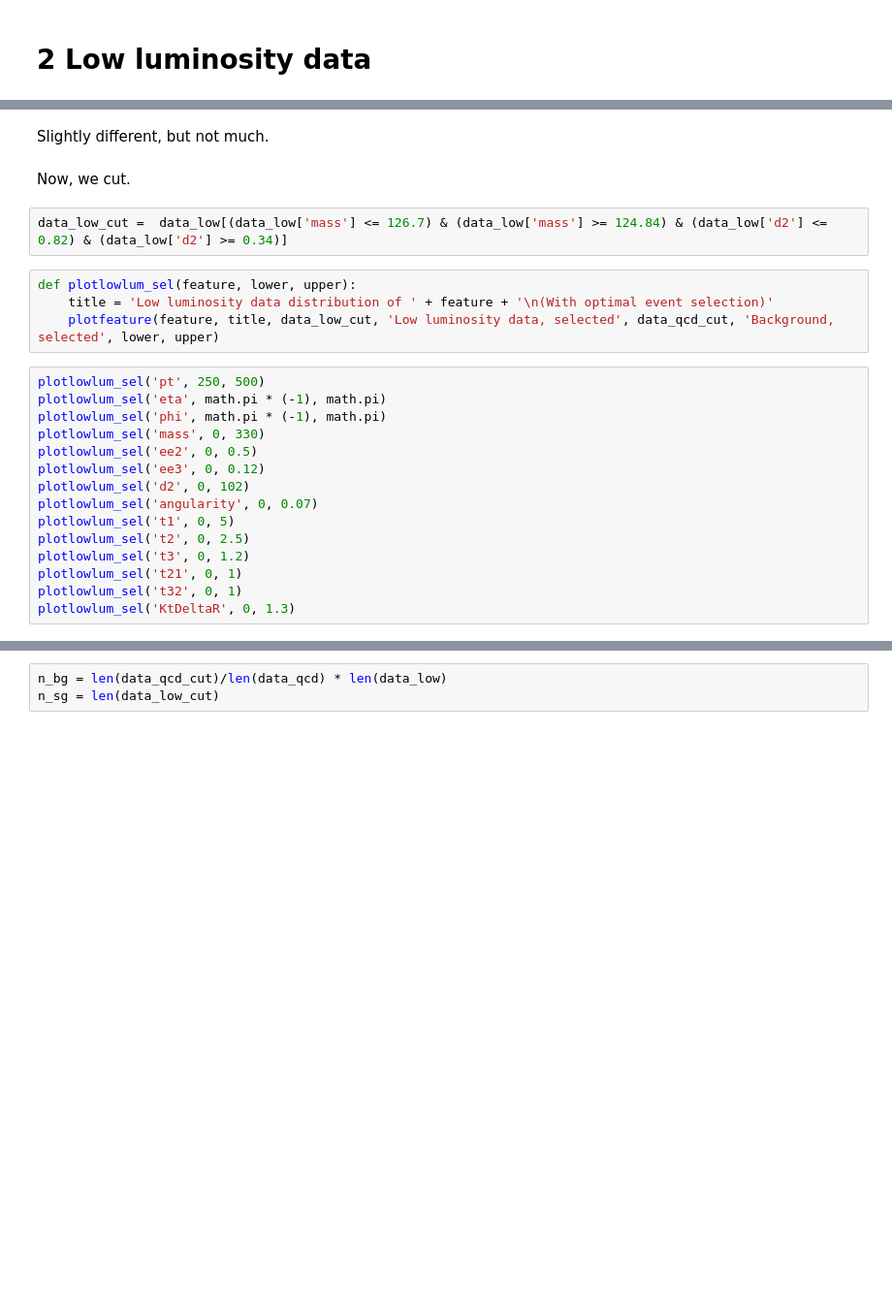
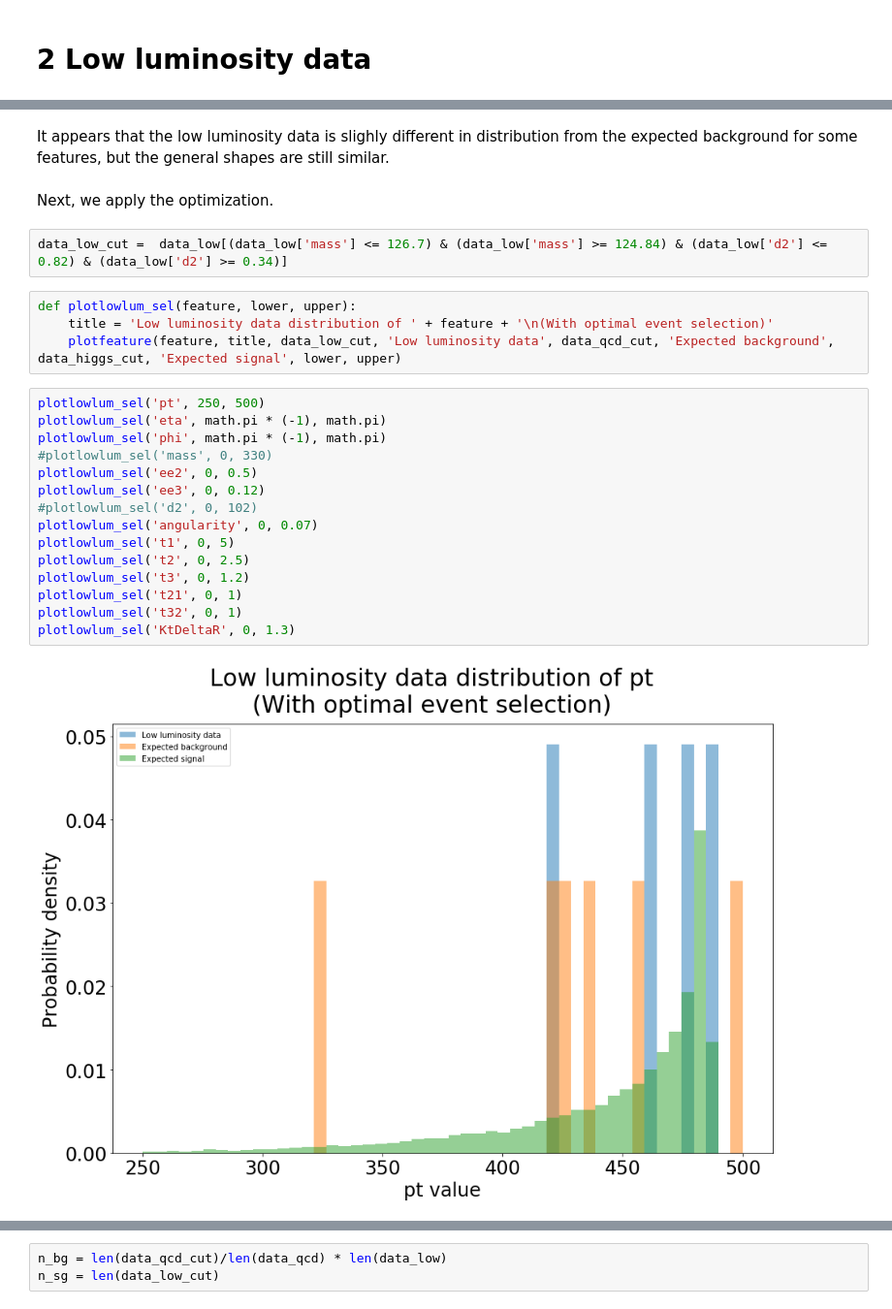
Before and after one commit to John-ZH/PHYS-343-Lab, a Jupyter notebook: John_Zhuang_Lab08.ipynb, the cells around one changed output, grey strips where cells are left out. Shown at 97% size. Cells and saved outputs as stored; diff of their text form; blank space fills up the shorter version.

```diff
--- a/John_Zhuang_Lab08.ipynb
+++ b/John_Zhuang_Lab08.ipynb
@@ -178,25 +223,27 @@ plotlowlum('KtDeltaR', 0, 1.3)
-# %% [markdown]
-Slightly different, but not much.
-# %% [markdown]
-Now, we cut.
+# %% [markdown]
+It appears that the low luminosity data is slighly different in distribution from the expected background for some features, but the general shapes are still similar.
+# %% [markdown]
+Next, we apply the optimization.
 # %%
 data_low_cut =  data_low[(data_low['mass'] <= 126.7) & (data_low['mass'] >= 124.84) & (data_low['d2'] <= 0.82) & (data_low['d2'] >= 0.34)]
 # %%
 def plotlowlum_sel(feature, lower, upper):
     title = 'Low luminosity data distribution of ' + feature + '\n(With optimal event selection)'
-    plotfeature(feature, title, data_low_cut, 'Low luminosity data, selected', data_qcd_cut, 'Background, selected', lower, upper)
+    plotfeature(feature, title, data_low_cut, 'Low luminosity data', data_qcd_cut, 'Expected background', data_higgs_cut, 'Expected signal', lower, upper)
 # %%
 plotlowlum_sel('pt', 250, 500)
 plotlowlum_sel('eta', math.pi * (-1), math.pi)
 plotlowlum_sel('phi', math.pi * (-1), math.pi)
-plotlowlum_sel('mass', 0, 330)
+#plotlowlum_sel('mass', 0, 330)
 plotlowlum_sel('ee2', 0, 0.5)
 plotlowlum_sel('ee3', 0, 0.12)
-plotlowlum_sel('d2', 0, 102)
+#plotlowlum_sel('d2', 0, 102)
 plotlowlum_sel('angularity', 0, 0.07)
 plotlowlum_sel('t1', 0, 5)
 plotlowlum_sel('t2', 0, 2.5)
 plotlowlum_sel('t3', 0, 1.2)
 plotlowlum_sel('t21', 0, 1)
 plotlowlum_sel('t32', 0, 1)
 plotlowlum_sel('KtDeltaR', 0, 1.3)
+# %% [output]
+[figure, added]
```
Also changed, not shown: parts of 43 cells of this notebook.
